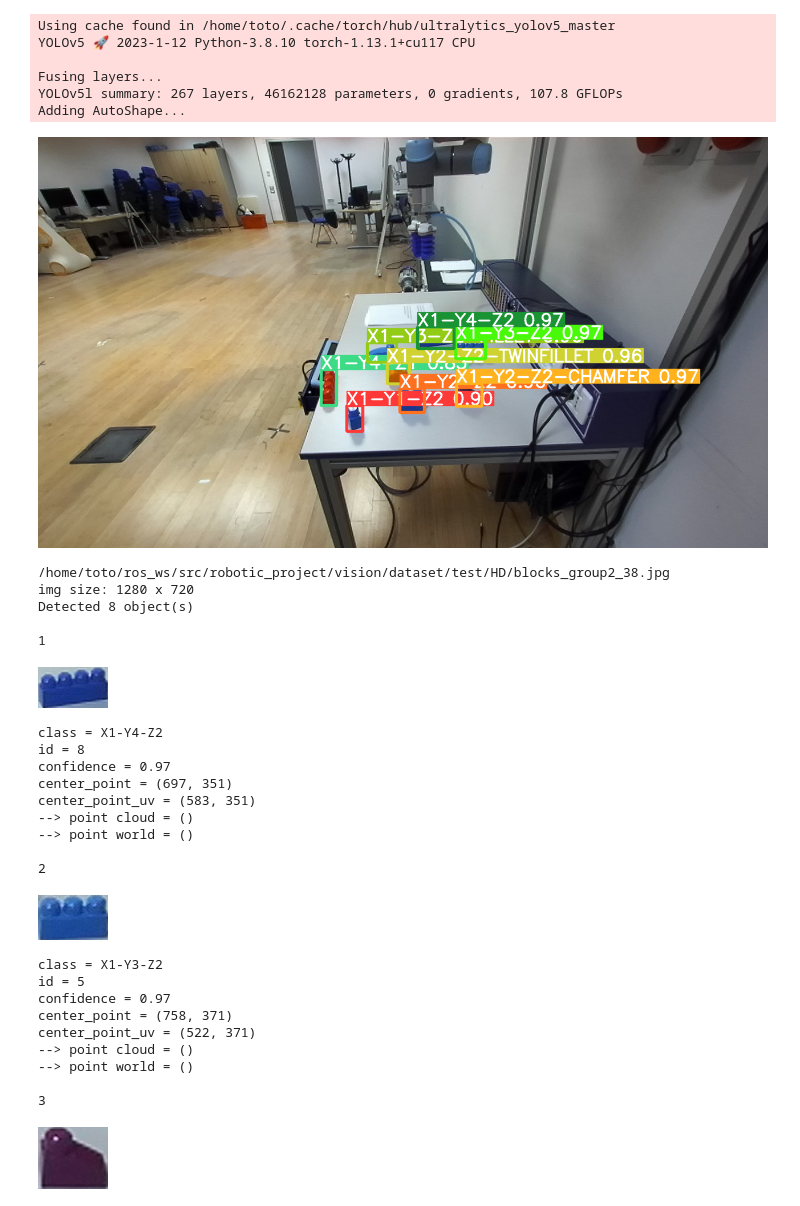
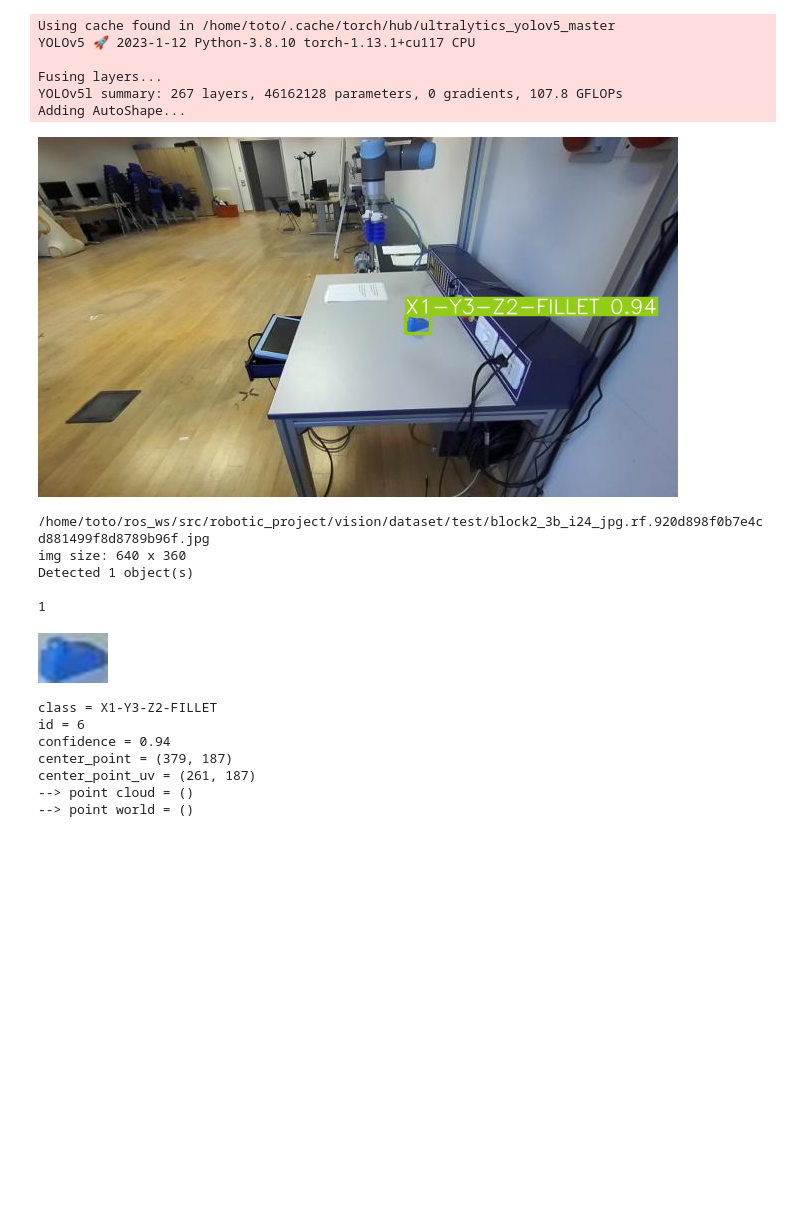
Before and after one commit to anhtuduong/UR5LegoVision, a Jupyter notebook: vision/scripts/detect_single_img.ipynb, the cells around one changed output. Saved outputs shown, nothing was run; the diff lists cells and outputs as text; code cells hidden in the pictures; blank space fills up the shorter version.

```diff
--- a/vision/scripts/detect_single_img.ipynb
+++ b/vision/scripts/detect_single_img.ipynb
@@ -6,55 +6,42 @@
 # /home/toto/ros_ws/src/robotic_project/vision/dataset/test/HD/block2_3b_i24.jpg
 # /home/toto/ros_ws/src/robotic_project/vision/dataset/test/HD/blocks_group2_38.jpg
 # %%
-from LegoDetect import LegoDetect
+import BlockDetect
 from PIL import Image, ImageDraw
 
-img_path = '/home/toto/ros_ws/src/robotic_project/vision/dataset/test/HD/blocks_group2_38.jpg'
-legoDetect = LegoDetect(img_path)
+img_path = '/home/toto/ros_ws/src/robotic_project/vision/dataset/test/block2_3b_i24_jpg.rf.920d898f0b7e4cd881499f8d8789b96f.jpg'
+legoDetect = BlockDetect(img_path)
 
 
 # center_list = []
 # for index, lego in enumerate(legoDetect.lego_list, start=1):
 #     print(index)
 #     lego.show()
 #     center_list.append(lego.center_point)
 
 # Draw center points
 # img = Image.open(img_path)
 # draw = ImageDraw.Draw(img)
 # draw.point(center_list, 'red')
 # display(img)
 # %% [output]
 Using cache found in /home/toto/.cache/torch/hub/ultralytics_yolov5_master
 YOLOv5 🚀 2023-1-12 Python-3.8.10 torch-1.13.1+cu117 CPU
 
 Fusing layers...
 YOLOv5l summary: 267 layers, 46162128 parameters, 0 gradients, 107.8 GFLOPs
 Adding AutoShape...
-[figure, old version]
+[figure, new version]
-/home/toto/ros_ws/src/robotic_project/vision/dataset/test/HD/blocks_group2_38.jpg
-img size: 1280 x 720
-Detected 8 object(s)
+/home/toto/ros_ws/src/robotic_project/vision/dataset/test/block2_3b_i24_jpg.rf.920d898f0b7e4cd881499f8d8789b96f.jpg
+img size: 640 x 360
+Detected 1 object(s)
 
 1
-[figure, old version]
+[figure, new version]
-class = X1-Y4-Z2
-id = 8
-confidence = 0.97
-center_point = (697, 351)
-center_point_uv = (583, 351)
+class = X1-Y3-Z2-FILLET
+id = 6
+confidence = 0.94
+center_point = (379, 187)
+center_point_uv = (261, 187)
 --> point cloud = ()
 --> point world = ()
-
-2
-[figure, removed]
-class = X1-Y3-Z2
-id = 5
-confidence = 0.97
-center_point = (758, 371)
-center_point_uv = (522, 371)
---> point cloud = ()
---> point world = ()
-
-3
-[figure, removed]
```
Also changed, not shown: parts of 1 cell of this notebook, 5 other files.
